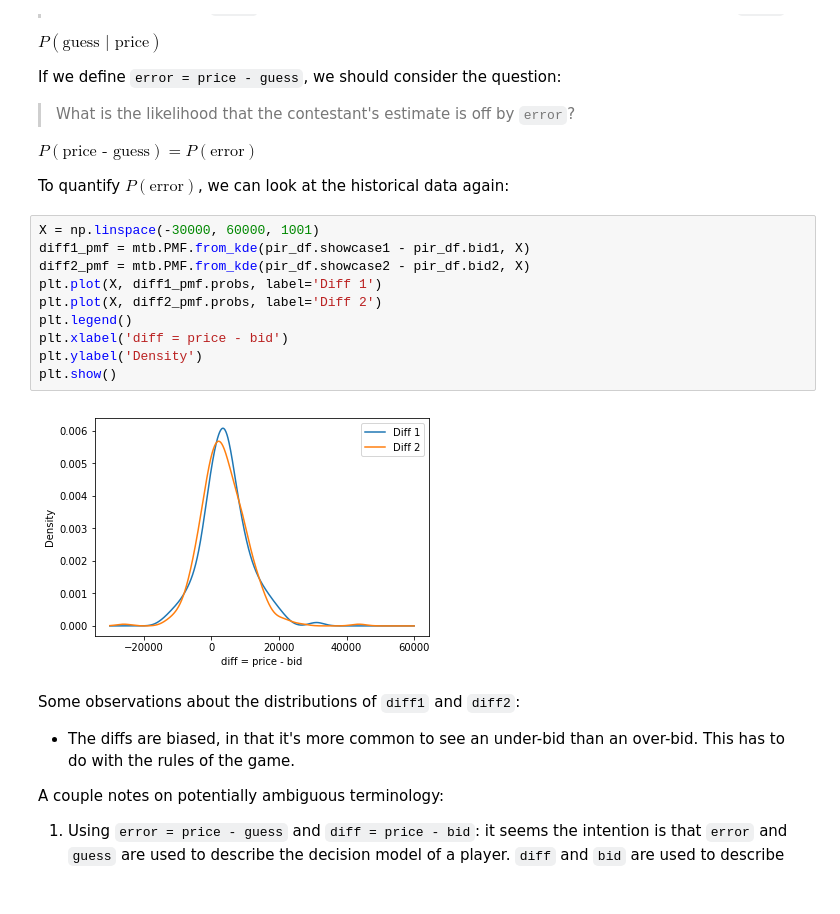
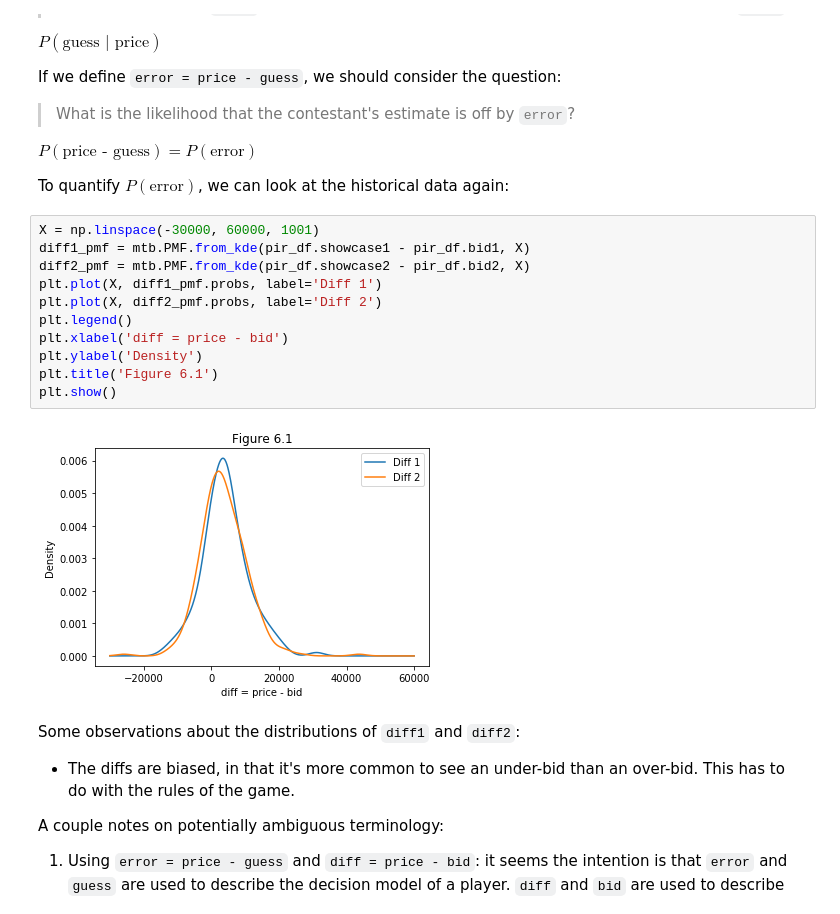
Before and after one commit to alexklibisz/exercises, a Jupyter notebook: think-bayes/chap06.ipynb, the cells around one changed output. Cells and saved outputs as stored; diff of their text form.

```diff
--- a/think-bayes/chap06.ipynb
+++ b/think-bayes/chap06.ipynb
@@ -89,15 +89,16 @@ To quantify $P(\text{error})$, we can look at the historical data again:
 # %%
 X = np.linspace(-30000, 60000, 1001)
 diff1_pmf = mtb.PMF.from_kde(pir_df.showcase1 - pir_df.bid1, X)
 diff2_pmf = mtb.PMF.from_kde(pir_df.showcase2 - pir_df.bid2, X)
 plt.plot(X, diff1_pmf.probs, label='Diff 1')
 plt.plot(X, diff2_pmf.probs, label='Diff 2')
 plt.legend()
 plt.xlabel('diff = price - bid')
 plt.ylabel('Density')
+plt.title('Figure 6.1')
 plt.show()
 # %% [output]
-[figure, old version]
+[figure, new version]
 # %% [markdown]
 Some observations about the distributions of `diff1` and `diff2`:
 - The diffs are biased, in that it's more common to see an under-bid than an over-bid. This has to do with the rules of the game.
```
Also changed, not shown: parts of 92 cells of this notebook, 1 other file.
